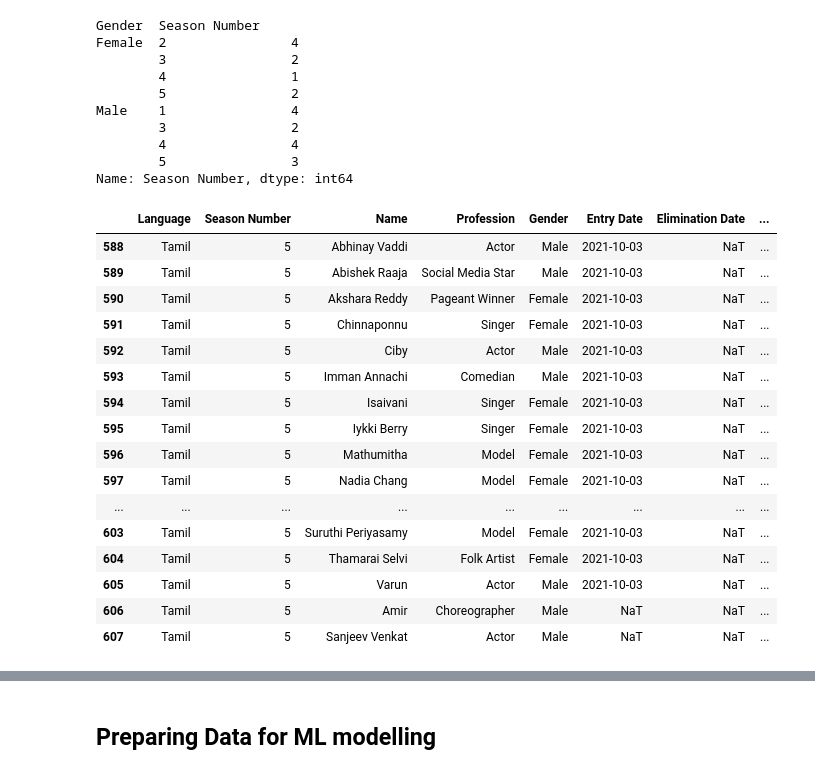
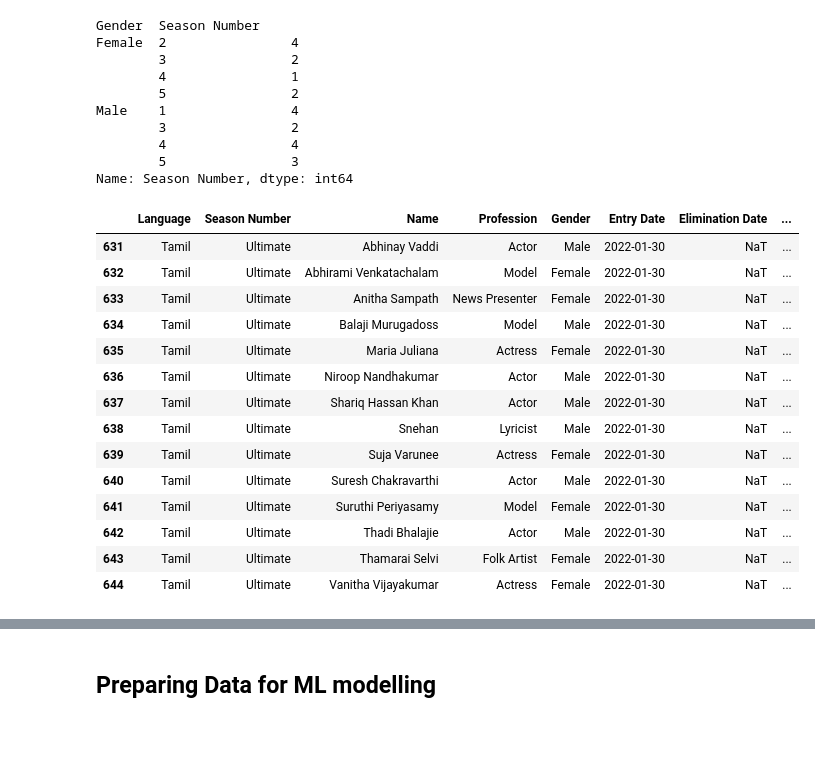
Before and after one commit to satya-thirumani/bigg-boss-data-set, a Jupyter notebook: Predicting Bigg Boss Tamil Season Winner.ipynb, the cells around one changed output, grey strips where cells are left out. Saved outputs shown, nothing was run; the diff lists cells and outputs as text; code cells hidden in the pictures; blank space fills up the shorter version.

```diff
--- a/Predicting Bigg Boss Tamil Season Winner.ipynb
+++ b/Predicting Bigg Boss Tamil Season Winner.ipynb
@@ -666,25 +679,23 @@ Male    1                4
 Name: Season Number, dtype: int64
 # %%
 # Bigg Boss Tamil current season participants
-bigg_boss.loc[(bigg_boss['Language']==lang) & (bigg_boss['Season Number']==5), :]
+bigg_boss.loc[(bigg_boss['Language']==lang) & (bigg_boss['Season Number']=='Ultimate'), :]
 # %% [output]
 |  | Language | Season Number | Name | Profession | Gender | Entry Date | Elimination Date | ... |
-| 588 | Tamil | 5 | Abhinay Vaddi | Actor | Male | 2021-10-03 | NaT | ... |
-| 589 | Tamil | 5 | Abishek Raaja | Social Media Star | Male | 2021-10-03 | NaT | ... |
-| 590 | Tamil | 5 | Akshara Reddy | Pageant Winner | Female | 2021-10-03 | NaT | ... |
-| 591 | Tamil | 5 | Chinnaponnu | Singer | Female | 2021-10-03 | NaT | ... |
-| 592 | Tamil | 5 | Ciby | Actor | Male | 2021-10-03 | NaT | ... |
-| 593 | Tamil | 5 | Imman Annachi | Comedian | Male | 2021-10-03 | NaT | ... |
-| 594 | Tamil | 5 | Isaivani | Singer | Female | 2021-10-03 | NaT | ... |
-| 595 | Tamil | 5 | Iykki Berry | Singer | Female | 2021-10-03 | NaT | ... |
-| 596 | Tamil | 5 | Mathumitha | Model | Female | 2021-10-03 | NaT | ... |
-| 597 | Tamil | 5 | Nadia Chang | Model | Female | 2021-10-03 | NaT | ... |
-| ... | ... | ... | ... | ... | ... | ... | ... | ... |
-| 603 | Tamil | 5 | Suruthi Periyasamy | Model | Female | 2021-10-03 | NaT | ... |
-| 604 | Tamil | 5 | Thamarai Selvi | Folk Artist | Female | 2021-10-03 | NaT | ... |
-| 605 | Tamil | 5 | Varun | Actor | Male | 2021-10-03 | NaT | ... |
-| 606 | Tamil | 5 | Amir | Choreographer | Male | NaT | NaT | ... |
-| 607 | Tamil | 5 | Sanjeev Venkat | Actor | Male | NaT | NaT | ... |
+| 631 | Tamil | Ultimate | Abhinay Vaddi | Actor | Male | 2022-01-30 | NaT | ... |
+| 632 | Tamil | Ultimate | Abhirami Venkatachalam | Model | Female | 2022-01-30 | NaT | ... |
+| 633 | Tamil | Ultimate | Anitha Sampath | News Presenter | Female | 2022-01-30 | NaT | ... |
+| 634 | Tamil | Ultimate | Balaji Murugadoss | Model | Male | 2022-01-30 | NaT | ... |
+| 635 | Tamil | Ultimate | Maria Juliana | Actress | Female | 2022-01-30 | NaT | ... |
+| 636 | Tamil | Ultimate | Niroop Nandhakumar | Actor | Male | 2022-01-30 | NaT | ... |
+| 637 | Tamil | Ultimate | Shariq Hassan Khan | Actor | Male | 2022-01-30 | NaT | ... |
+| 638 | Tamil | Ultimate | Snehan | Lyricist | Male | 2022-01-30 | NaT | ... |
+| 639 | Tamil | Ultimate | Suja Varunee | Actress | Female | 2022-01-30 | NaT | ... |
+| 640 | Tamil | Ultimate | Suresh Chakravarthi | Actor | Male | 2022-01-30 | NaT | ... |
+| 641 | Tamil | Ultimate | Suruthi Periyasamy | Model | Female | 2022-01-30 | NaT | ... |
+| 642 | Tamil | Ultimate | Thadi Bhalajie | Actor | Male | 2022-01-30 | NaT | ... |
+| 643 | Tamil | Ultimate | Thamarai Selvi | Folk Artist | Female | 2022-01-30 | NaT | ... |
+| 644 | Tamil | Ultimate | Vanitha Vijayakumar | Actress | Female | 2022-01-30 | NaT | ... |
 # %%
 # Bigg Boss Tamil Housemate's Gender
 print(bigg_boss.loc[(bigg_boss['Language']==lang), 'Gender'].value_counts(), "\n")
```
Also changed, not shown: parts of 71 cells of this notebook.
